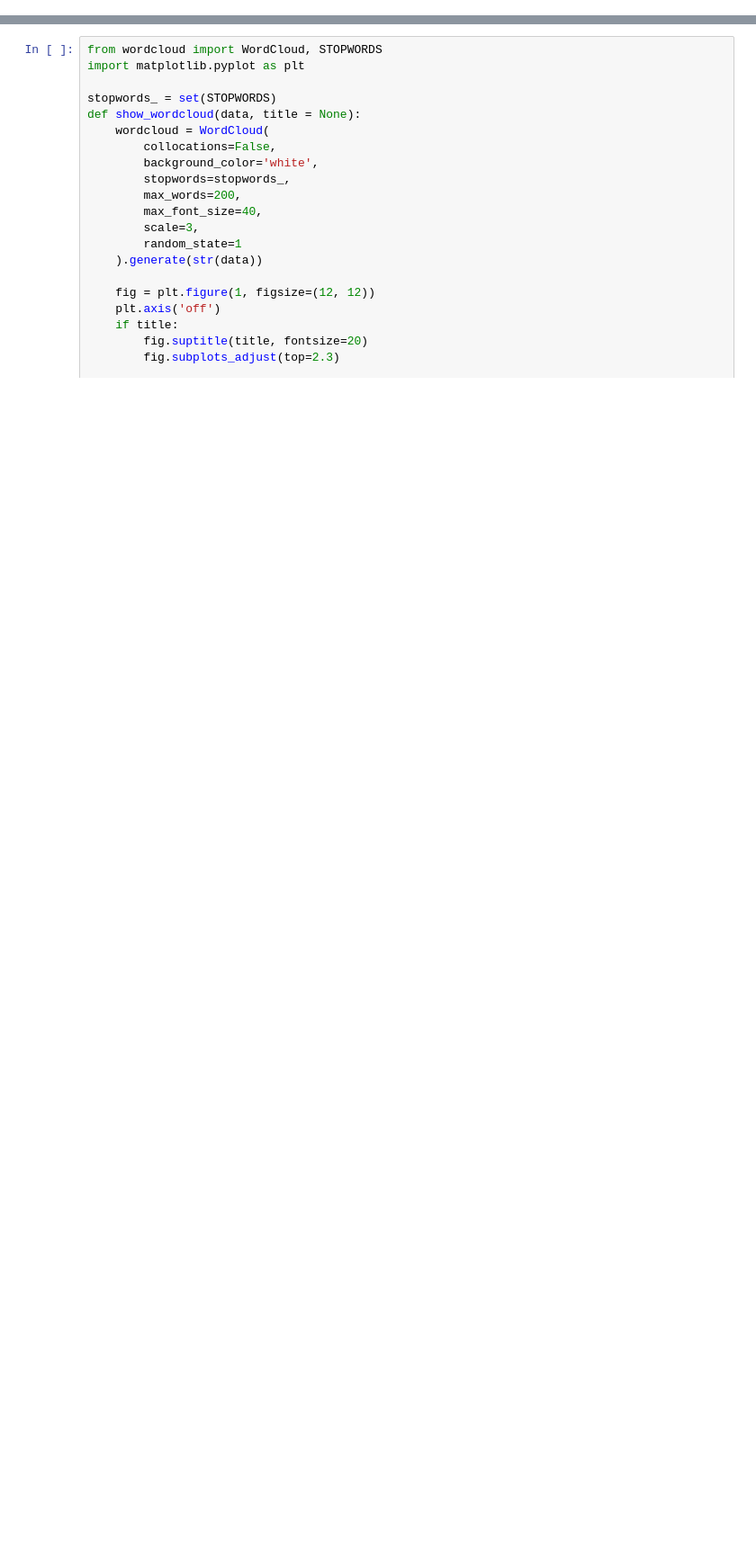
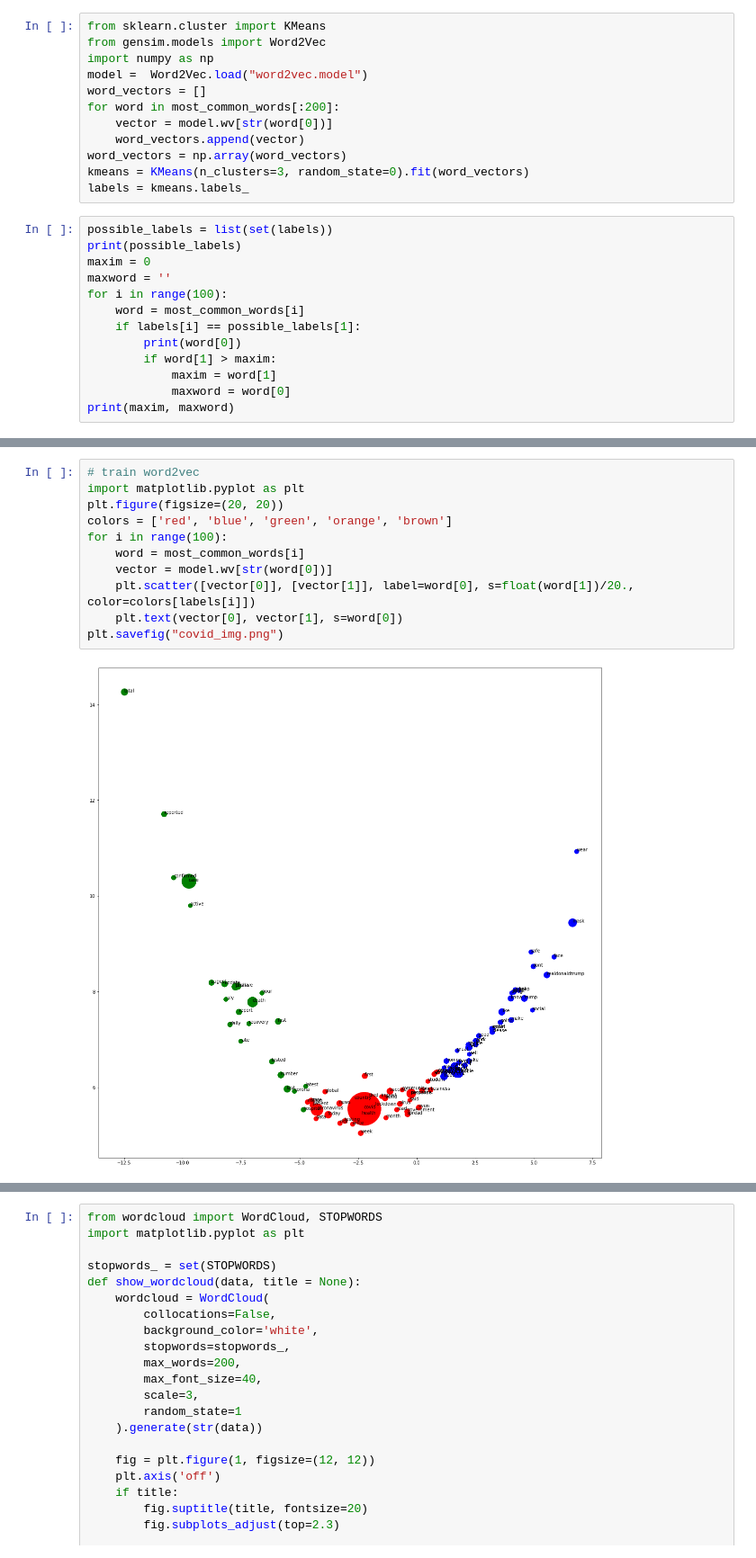
Before and after one commit to com-480-data-visualization/data-visualization-project-2021-poso, a Jupyter notebook: Exploratory_Data_Analysis.ipynb, the cells around one changed output, grey strips where cells are left out. Shown at 90% size. Saved outputs shown, nothing was run; the diff lists cells and outputs as text; blank space fills up the shorter version.

```diff
--- a/Exploratory_Data_Analysis.ipynb
+++ b/Exploratory_Data_Analysis.ipynb
@@ -12,0 +108,25 @@ a.head()
+# %%
+from sklearn.cluster import KMeans
+from gensim.models import Word2Vec
+import numpy as np
+model =  Word2Vec.load("word2vec.model")
+word_vectors = []
+for word in most_common_words[:200]:
+    vector = model.wv[str(word[0])]
+    word_vectors.append(vector)
+word_vectors = np.array(word_vectors)
+kmeans = KMeans(n_clusters=3, random_state=0).fit(word_vectors)
+labels = kmeans.labels_
+# %%
+possible_labels = list(set(labels))
+print(possible_labels)
+maxim = 0
+maxword = ''
+for i in range(100):
+    word = most_common_words[i]
+    if labels[i] == possible_labels[1]:
+        print(word[0])
+        if word[1] > maxim:
+            maxim = word[1]
+            maxword = word[0]
+print(maxim, maxword)
@@ -12,0 +151,13 @@ a.head()
+# %%
+# train word2vec
+import matplotlib.pyplot as plt
+plt.figure(figsize=(20, 20))
+colors = ['red', 'blue', 'green', 'orange', 'brown']
+for i in range(100):
+    word = most_common_words[i]
+    vector = model.wv[str(word[0])]
+    plt.scatter([vector[0]], [vector[1]], label=word[0], s=float(word[1])/20., color=colors[labels[i]])
+    plt.text(vector[0], vector[1], s=word[0])
+plt.savefig("covid_img.png")
+# %% [output]
+[figure, added]
```
Also changed, not shown: parts of 33 cells of this notebook, 1 other file.
